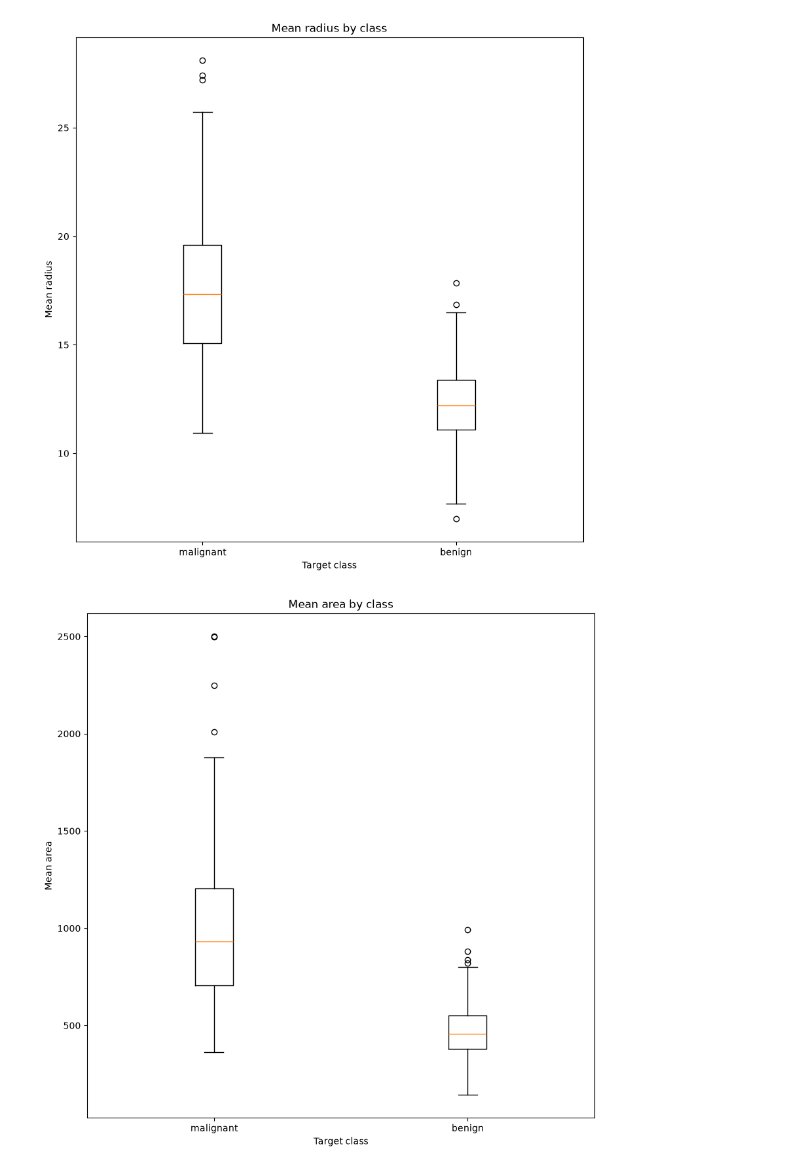
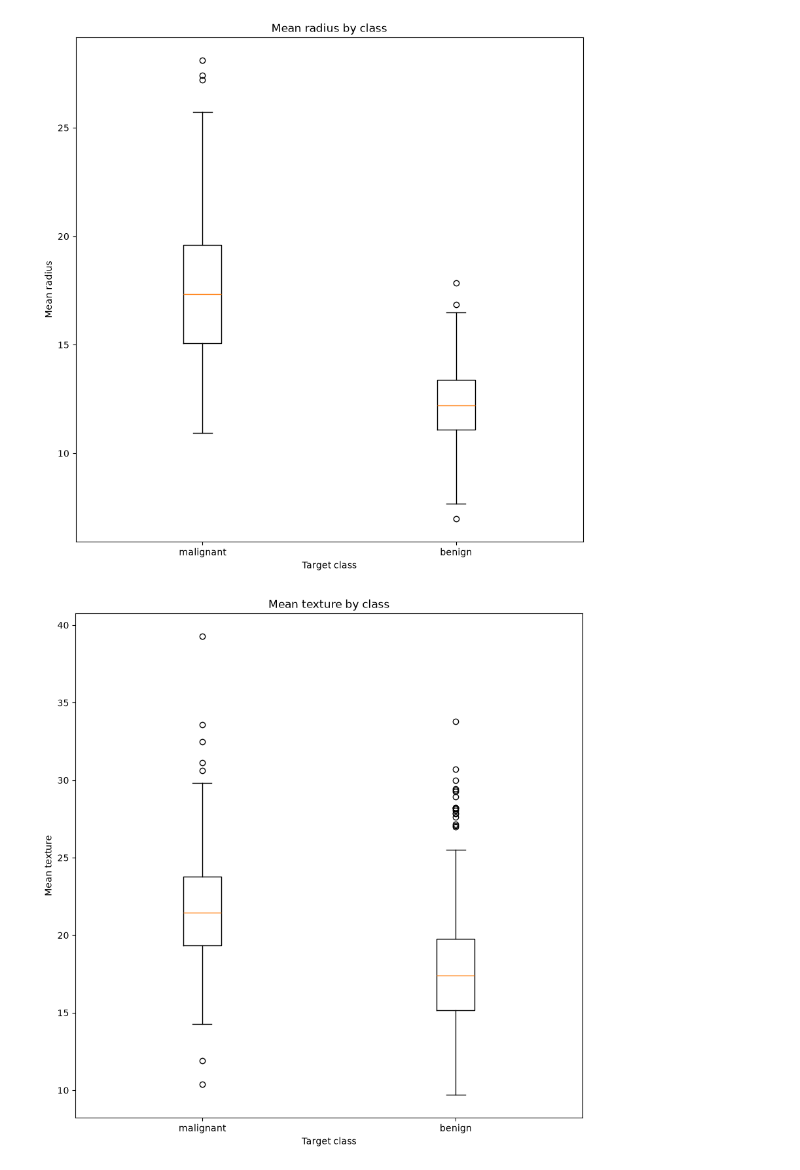
Before and after one commit to johojding/exploratory-analysis, a Jupyter notebook: notebooks/eda.ipynb, the cells around one changed output. Cells and saved outputs as stored; diff of their text form; code cells hidden in the pictures.

```diff
--- a/notebooks/eda.ipynb
+++ b/notebooks/eda.ipynb
@@ -61,7 +61,7 @@ fig.savefig("../reports/mean_radius_by_class.png", bbox_inches="tight")
 # %% [output]
 [figure]
 # %%
-fig = plot_feature_by_class(df, "mean area", target_names)
-fig.savefig("../reports/mean_area_by_class.png", bbox_inches="tight")
+fig = plot_feature_by_class(df, "mean texture", target_names)
+fig.savefig("../reports/mean_texture_by_class.png", bbox_inches="tight")
 # %% [output]
-[figure, old version]
+[figure, new version]
```
Also changed, not shown: parts of 3 cells of this notebook, 6 other files.
